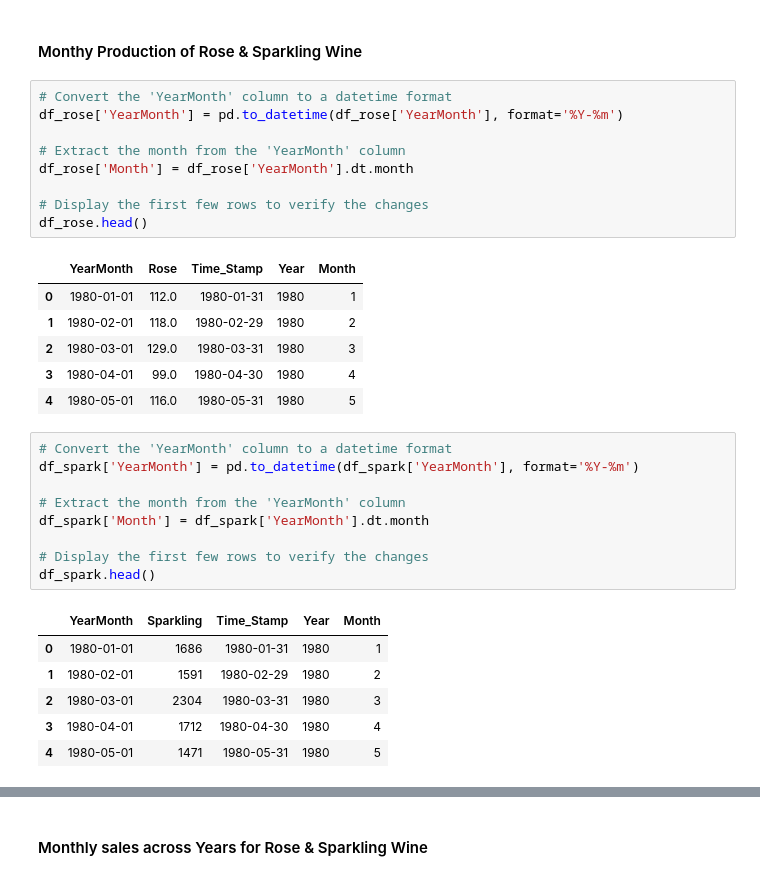
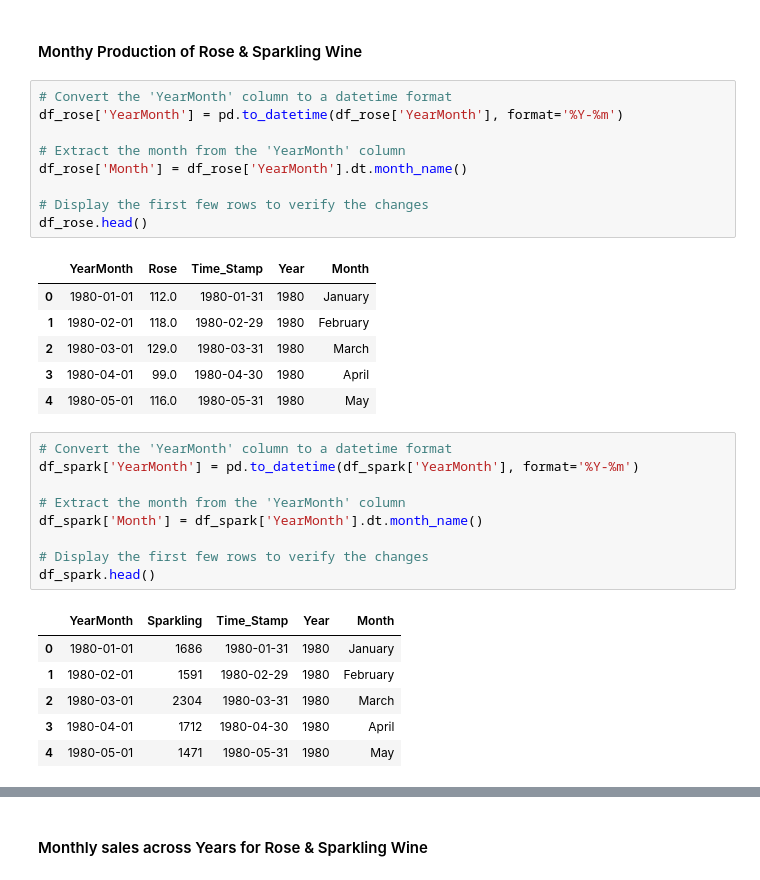
Before and after one commit to Aaryani2024/Time-Forecasting-GL-Project, a Jupyter notebook: Time Forecasting Project.ipynb, the cells around one changed output, grey strips where cells are left out. Cells and saved outputs as stored; diff of their text form.

```diff
--- a/Time Forecasting Project.ipynb
+++ b/Time Forecasting Project.ipynb
@@ -297,35 +297,35 @@ plt.show()
 # %%
 # Convert the 'YearMonth' column to a datetime format
 df_rose['YearMonth'] = pd.to_datetime(df_rose['YearMonth'], format='%Y-%m')
 
 # Extract the month from the 'YearMonth' column
-df_rose['Month'] = df_rose['YearMonth'].dt.month
+df_rose['Month'] = df_rose['YearMonth'].dt.month_name()
 
 # Display the first few rows to verify the changes
 df_rose.head()
 # %% [output]
 |  | YearMonth | Rose | Time_Stamp | Year | Month |
-| 0 | 1980-01-01 | 112.0 | 1980-01-31 | 1980 | 1 |
-| 1 | 1980-02-01 | 118.0 | 1980-02-29 | 1980 | 2 |
-| 2 | 1980-03-01 | 129.0 | 1980-03-31 | 1980 | 3 |
-| 3 | 1980-04-01 | 99.0 | 1980-04-30 | 1980 | 4 |
-| 4 | 1980-05-01 | 116.0 | 1980-05-31 | 1980 | 5 |
+| 0 | 1980-01-01 | 112.0 | 1980-01-31 | 1980 | January |
+| 1 | 1980-02-01 | 118.0 | 1980-02-29 | 1980 | February |
+| 2 | 1980-03-01 | 129.0 | 1980-03-31 | 1980 | March |
+| 3 | 1980-04-01 | 99.0 | 1980-04-30 | 1980 | April |
+| 4 | 1980-05-01 | 116.0 | 1980-05-31 | 1980 | May |
 # %%
 # Convert the 'YearMonth' column to a datetime format
 df_spark['YearMonth'] = pd.to_datetime(df_spark['YearMonth'], format='%Y-%m')
 
 # Extract the month from the 'YearMonth' column
-df_spark['Month'] = df_spark['YearMonth'].dt.month
+df_spark['Month'] = df_spark['YearMonth'].dt.month_name()
 
 # Display the first few rows to verify the changes
 df_spark.head()
 # %% [output]
 |  | YearMonth | Sparkling | Time_Stamp | Year | Month |
-| 0 | 1980-01-01 | 1686 | 1980-01-31 | 1980 | 1 |
-| 1 | 1980-02-01 | 1591 | 1980-02-29 | 1980 | 2 |
-| 2 | 1980-03-01 | 2304 | 1980-03-31 | 1980 | 3 |
-| 3 | 1980-04-01 | 1712 | 1980-04-30 | 1980 | 4 |
-| 4 | 1980-05-01 | 1471 | 1980-05-31 | 1980 | 5 |
+| 0 | 1980-01-01 | 1686 | 1980-01-31 | 1980 | January |
+| 1 | 1980-02-01 | 1591 | 1980-02-29 | 1980 | February |
+| 2 | 1980-03-01 | 2304 | 1980-03-31 | 1980 | March |
+| 3 | 1980-04-01 | 1712 | 1980-04-30 | 1980 | April |
+| 4 | 1980-05-01 | 1471 | 1980-05-31 | 1980 | May |
 # %%
 # Create a boxplot showing the variation in yearly rosé wine production
 fig, ax = plt.subplots(figsize=(22, 8))
```
Also changed, not shown: parts of 11 cells of this notebook.
